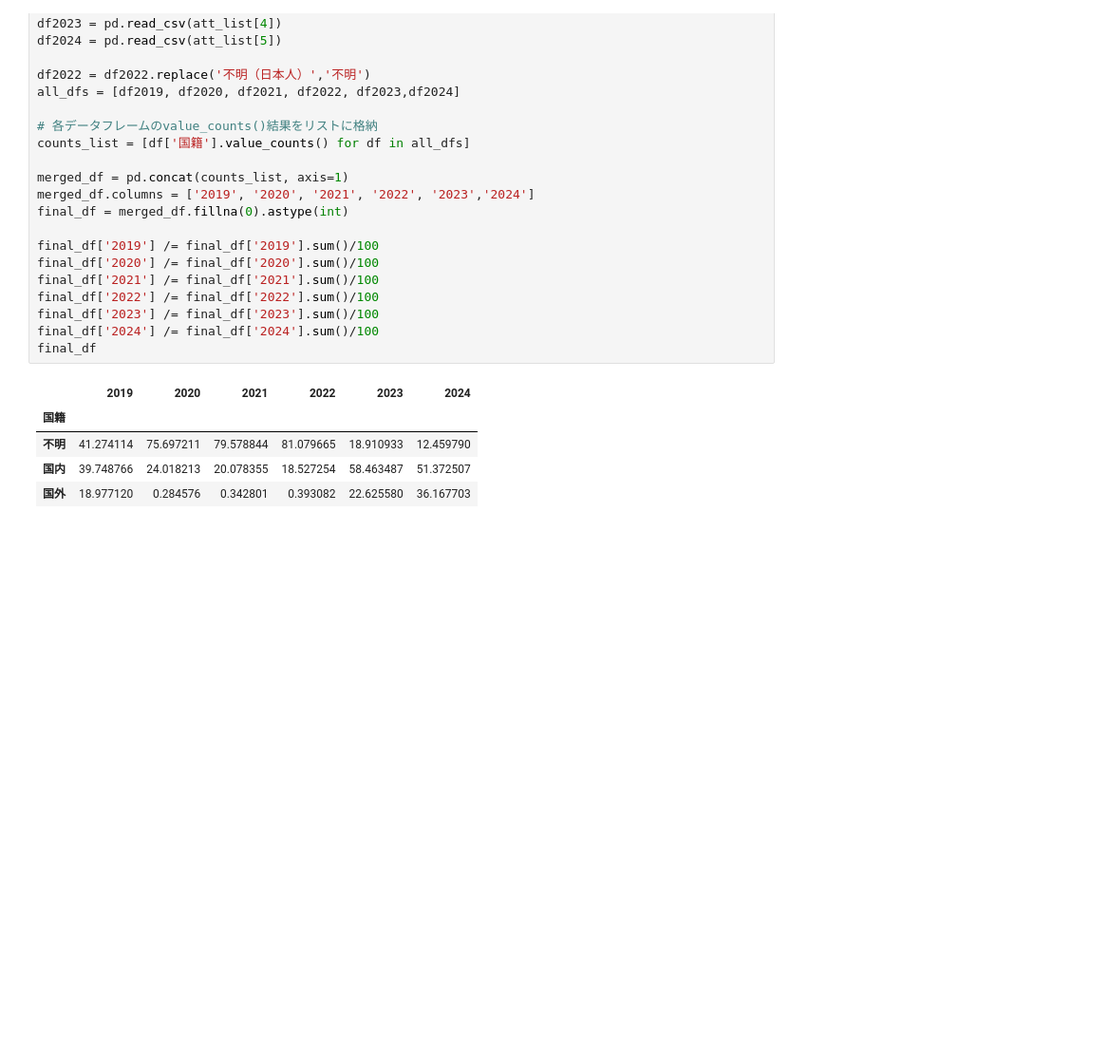
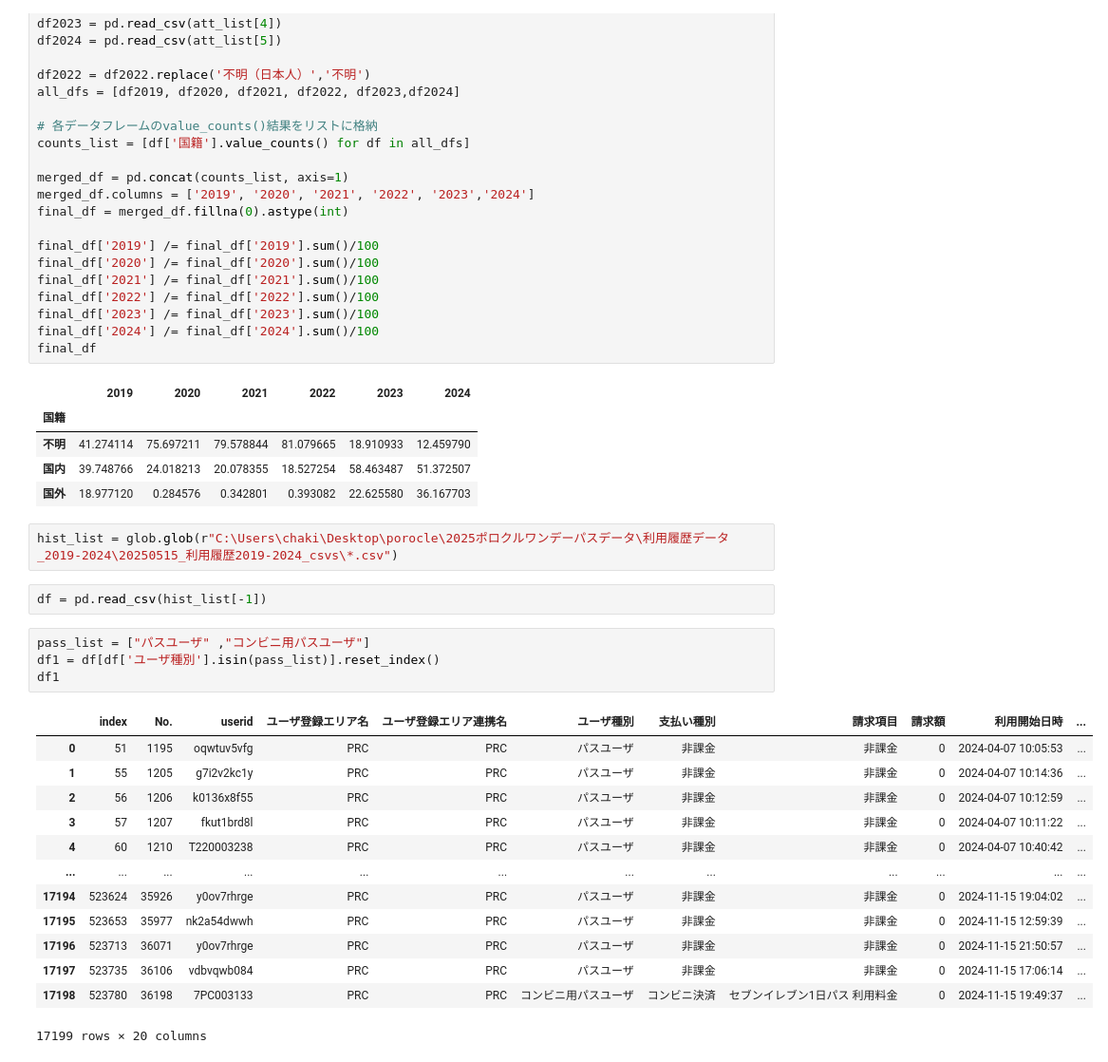
Before and after one commit to utyujin51/procle, a Jupyter notebook: basic_analysis.ipynb, the cells around one changed output. Shown at 95% size. Drawn from its saved outputs; the diff is of its cells as text; blank space fills up the shorter version.

```diff
--- a/basic_analysis.ipynb
+++ b/basic_analysis.ipynb
@@ -128,3 +128,25 @@ final_df
 | 不明 | 41.274114 | 75.697211 | 79.578844 | 81.079665 | 18.910933 | 12.459790 |
 | 国内 | 39.748766 | 24.018213 | 20.078355 | 18.527254 | 58.463487 | 51.372507 |
 | 国外 | 18.977120 | 0.284576 | 0.342801 | 0.393082 | 22.625580 | 36.167703 |
+# %%
+hist_list = glob.glob(r"C:\Users\chaki\Desktop\porocle\2025ポロクルワンデーパスデータ\利用履歴データ_2019-2024\20250515_利用履歴2019-2024_csvs\*.csv")
+# %%
+df = pd.read_csv(hist_list[-1])
+# %%
+pass_list = ["パスユーザ" ,"コンビニ用パスユーザ"]
+df1 = df[df['ユーザ種別'].isin(pass_list)].reset_index()
+df1
+# %% [output]
+|  | index | No. | userid | ユーザ登録エリア名 | ユーザ登録エリア連携名 | ユーザ種別 | 支払い種別 | 請求項目 | 請求額 | 利用開始日時 | ... |
+| 0 | 51 | 1195 | oqwtuv5vfg | PRC | PRC | パスユーザ | 非課金 | 非課金 | 0 | 2024-04-07 10:05:53 | ... |
+| 1 | 55 | 1205 | g7i2v2kc1y | PRC | PRC | パスユーザ | 非課金 | 非課金 | 0 | 2024-04-07 10:14:36 | ... |
+| 2 | 56 | 1206 | k0136x8f55 | PRC | PRC | パスユーザ | 非課金 | 非課金 | 0 | 2024-04-07 10:12:59 | ... |
+| 3 | 57 | 1207 | fkut1brd8l | PRC | PRC | パスユーザ | 非課金 | 非課金 | 0 | 2024-04-07 10:11:22 | ... |
+| 4 | 60 | 1210 | T220003238 | PRC | PRC | パスユーザ | 非課金 | 非課金 | 0 | 2024-04-07 10:40:42 | ... |
+| ... | ... | ... | ... | ... | ... | ... | ... | ... | ... | ... | ... |
+| 17194 | 523624 | 35926 | y0ov7rhrge | PRC | PRC | パスユーザ | 非課金 | 非課金 | 0 | 2024-11-15 19:04:02 | ... |
+| 17195 | 523653 | 35977 | nk2a54dwwh | PRC | PRC | パスユーザ | 非課金 | 非課金 | 0 | 2024-11-15 12:59:39 | ... |
+| 17196 | 523713 | 36071 | y0ov7rhrge | PRC | PRC | パスユーザ | 非課金 | 非課金 | 0 | 2024-11-15 21:50:57 | ... |
+| 17197 | 523735 | 36106 | vdbvqwb084 | PRC | PRC | パスユーザ | 非課金 | 非課金 | 0 | 2024-11-15 17:06:14 | ... |
+| 17198 | 523780 | 36198 | 7PC003133 | PRC | PRC | コンビニ用パスユーザ | コンビニ決済 | セブンイレブン1日パス 利用料金 | 0 | 2024-11-15 19:49:37 | ... |
+17199 rows × 20 columns
```
